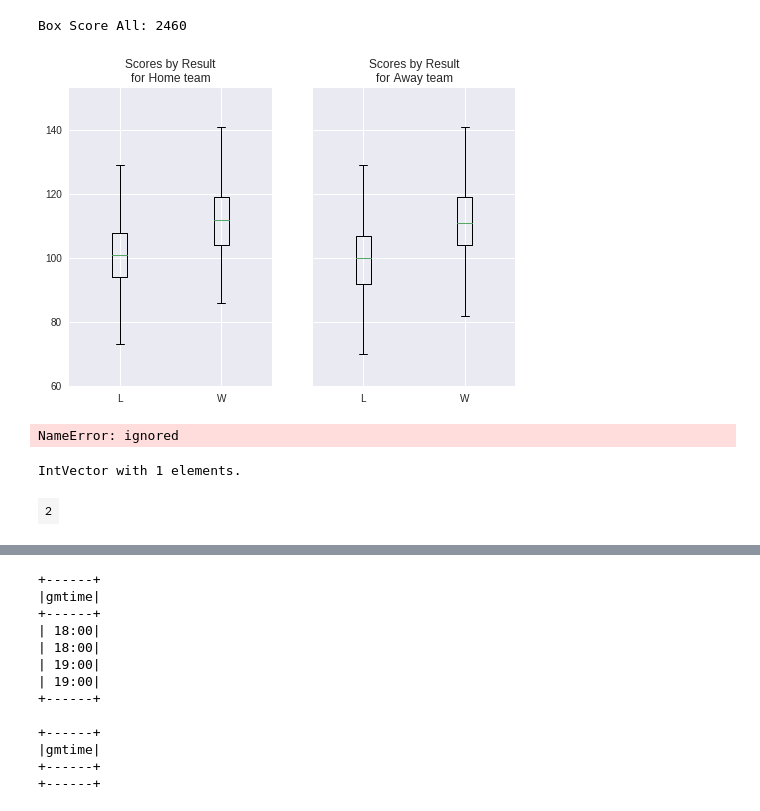
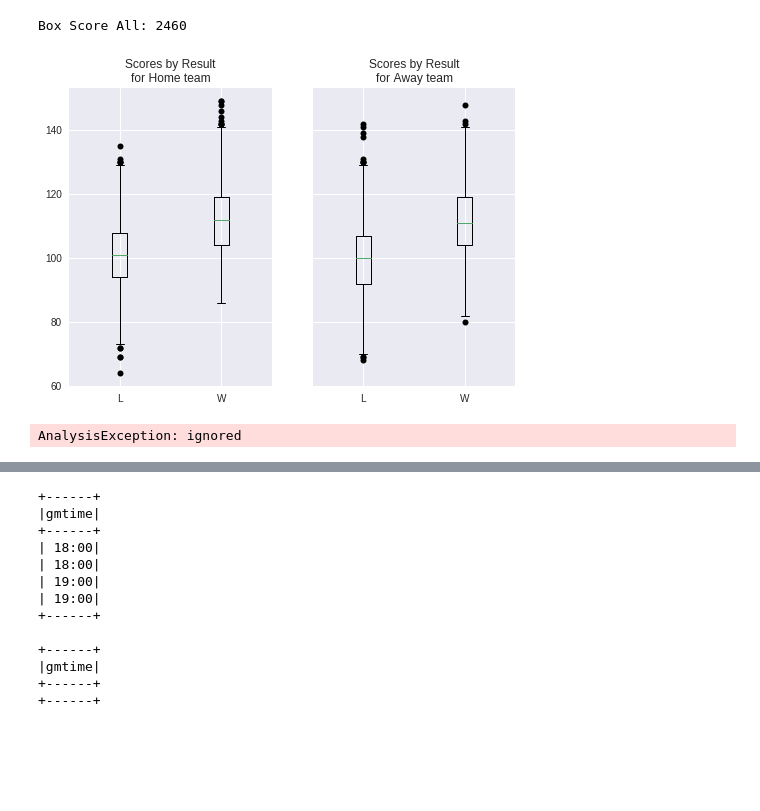
Before and after one commit to scon012/722-Iteration-4, a Jupyter notebook: 722_Iteration_4_Google.ipynb, the cells around one changed output, grey strips where cells are left out. Drawn from its saved outputs; the diff is of its cells as text; code cells hidden in the pictures; blank space fills up the shorter version.

Commit message:
Finished Graphs, working on ChiSqSelector

```diff
--- a/722_Iteration_4_Google.ipynb
+++ b/722_Iteration_4_Google.ipynb
@@ -252,102 +265,46 @@ Box Score All: 2460
 # %%
 # Visualize the Outliers
 
 myBS = pd.DataFrame(boxScoreAll.take(5000))
 
 plotData = pd.DataFrame(myBS, columns = [13, 16]).rename(inplace=False, index = str, columns = {13:"teamRslt",16:'teamPTS'}).pivot(columns='teamRslt')
 
 # Remove the NaN values from the array and make into a list because they will not be the same length
 plotdata = np.array(plotData)
 mask = ~np.isnan(plotdata)
 plotdata = [d[m] for d, m in zip(plotdata.T, mask.T)]
 
 fig, axes = plt.subplots(nrows=1, ncols=2, sharey=True)
-axes[0].boxplot(plotdata, showfliers = True, labels=list('LW'))
+axes[0].boxplot(plotdata, showfliers = True, labels=list('LW'), sym='k')
 axes[0].set_title("Scores by Result\nfor Home team")
 
 # Repeat again for the away team
 plotData = pd.DataFrame(myBS, columns = [69, 72]).rename(inplace=False, index = str, columns = {69:"teamRslt",72:'teamPTS'}).pivot(columns='teamRslt')
 plotdata = np.array(plotData)
 mask = ~np.isnan(plotdata)
 plotdata = [d[m] for d, m in zip(plotdata.T, mask.T)]
 
-axes[1].boxplot(plotdata, showfliers = True, labels=list('LW'))
+axes[1].boxplot(plotdata, showfliers = True, labels=list('LW'), sym='k')
 axes[1].set_title("Scores by Result\nfor Away team")
 
 fig.subplots_adjust(hspace=50)
 plt.show()
 # %% [output]
-[figure, old version]
+[figure, new version]
 # %%
 # Compare Home Win/Loss record with scatterplot
 boxScoreAll = boxScoreAll.withColumn('teamPTSDiff', abs(boxScoreAll['teamPTS'] - boxScoreAll['opptPTS']))
 
 pdDataFrame = pd.DataFrame(boxScoreAll.toPandas())
-#print(pdDataFrame)
-
-plt.scatter(x = pdDataFrame.teamPTSDiff, y = pdDataFrame.teamPTS, c = pdDataFrame.teamRslt.map({'Win': 1, 'Loss': 0}), label = pdDataFrame.teamRslt)
-plt.title('Points differential in Wins vs Losses')
-plt.ylabel('Home Points')
-plt.xlabel('Absolute Points Differential')
-#plt.legend()
-plt.show()
 
 cdict = {'Loss': 'red', 'Win': 'green'}
 fig, ax = plt.subplots()
 for g in np.unique(pdDataFrame.teamRslt):
-    ix = np.where(pdDataFrame.teamRslt == g)
-    ax.scatter(pdDataFrame.teamPTSDiff[ix], pdDataFrame.teamPTS[ix]) #, c = cdict[g], label = g, s = 100)
-ax.legend()
+    ax.scatter(pdDataFrame.teamPTSDiff[pdDataFrame.teamRslt == g], pdDataFrame.teamPTS[pdDataFrame.teamRslt == g], c = cdict[g], label = g, s = 50)
+plt.legend(loc='best', bbox_to_anchor=(0.5, 0., 0.5, 0.5), frameon = True, edgecolor = "black")
+plt.title('Points differential in Wins vs Losses')
+plt.ylabel('Home Points')
+plt.xlabel('Absolute Points Differential')
 plt.show()
 # %% [output]
-NameError: ignored
+AnalysisException: ignored
-# %%
-# ro.r('x=c()')
-# ro.r('x[1] = 1 + 2')
-# ro.r('x[3] = 1 + 77')
-# x = pandas2ri.ri2py(r['x'])
-# print(ro.r('x'))
-# print(x)
-
-grdevices = importr('grDevices')
-grdevices.png(file='mapplot.png', width=1300, height=1000)
-
-
-# Add the teamPTSDiff column
-#boxScoreAll = boxScoreAll.withColumn('teamPTSDiff', abs(boxScoreAll['teamPTS'] - boxScoreAll['opptPTS']))
-#boxScoreAll.show()
-
-# Compare Home Win/Loss record with scatterplot
-pandas2ri.activate()
-pdDataFrame = pd.DataFrame(boxScoreAll.toPandas())
-#plot_r_df = pandas2ri.py2ri(pdDataFrame)
-#plot_r_df = ro.DataFrame(pdDataFrame)
-
-ggplt = importr('ggplot2')
-import rpy2.robjects.lib.ggplot2 as ggplot2
-
-myPlt = ggplot2.ggplot(plot_r_df) + ggplot2.aes_string(x = 'teamPTSDiff', y = 'teamPTS')
-
-myPlt.plot()
-
-print(myPlt)
-
-(ggplot2.ggplot(plot_r_df) + ggplot2.aes_string(x = 'teamPTSDiff', y = 'teamPTS')).plot()
-
-grdevices.dev_off()
-
-
-
-# myPlt = ggplot2.ggplot(plot_r_df)
-# myPlt = (myPlt + ggplot2.aes_string(x = 'teamPTS', y = 'opptPTS'))
-# plotpropC = ggplt.ggplot(plot_r_df)
-# + ggplot2.aes(x = 'teamPTSDiff', y = 'teamPTS') # + geom_point(aes(color = teamRslt)) # + theme(panel.background = element_blank(), panel.border = element_rect(colour="black", fill=NA, size=1, linetype="solid"), legend.position = "bottom") + scale_x_continuous(name ="Absolute Points Differential") + scale_y_continuous(name ="Home Points") + ggtitle("Points differential Home vs Away")
-# #print(plot_r_df)
-# myPlt.plot()
-# plotpropC.plot()
-# #print(plotpropC)
-# a = ro.r("dev.copy(png,'/tmp/out.png')")
-# print(a)
-# %% [output]
-IntVector with 1 elements.
-| 2 |
```
Also changed, not shown: parts of 22 cells of this notebook.
